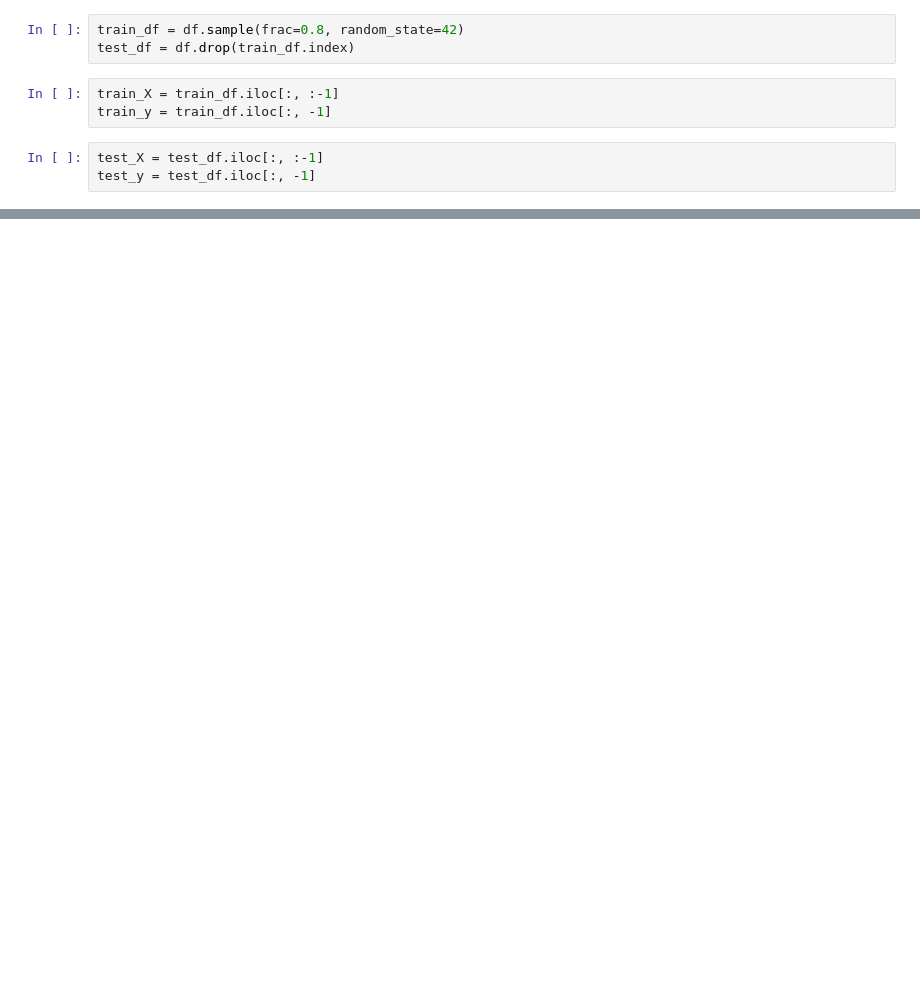
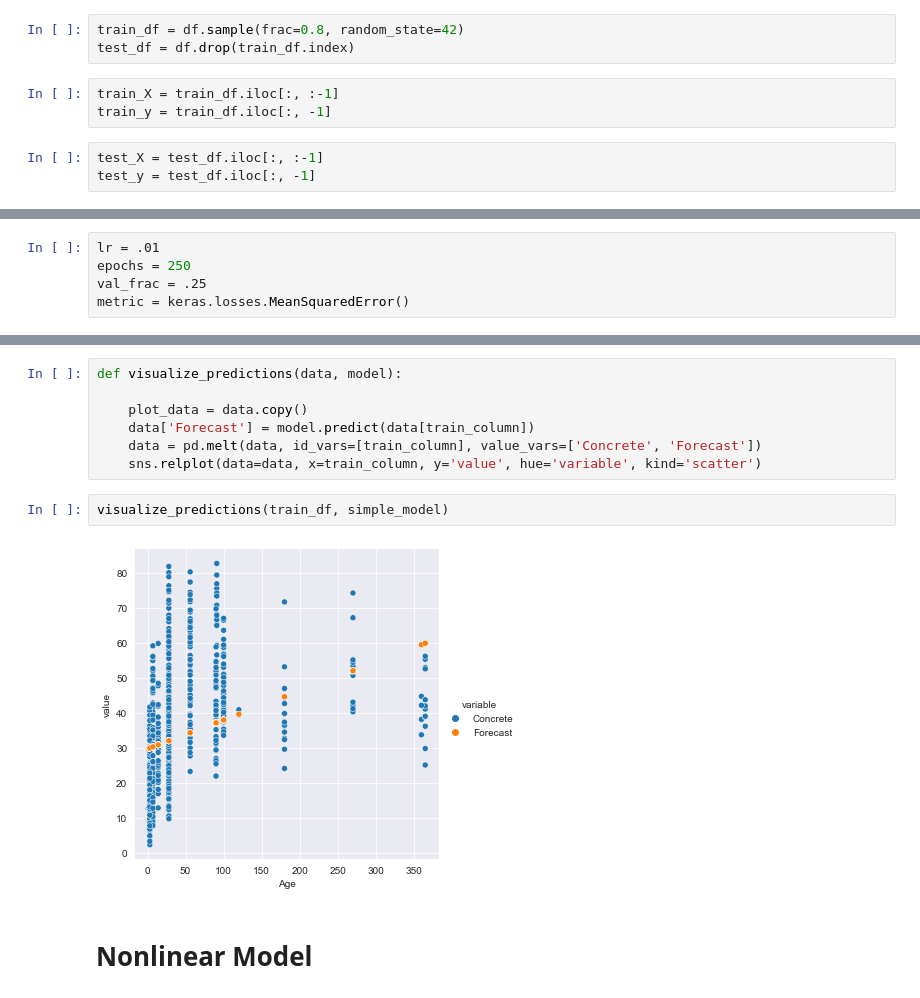
Before and after one commit to Gauss-PWr/2022_materials, a Jupyter notebook: Workshopy_2022_letni/workshop_2_tensorflow_1/TensorFlow.ipynb, the cells around one changed output, grey strips where cells are left out. Saved outputs shown, nothing was run; the diff lists cells and outputs as text; blank space fills up the shorter version.

```diff
--- a/Workshopy_2022_letni/workshop_2_tensorflow_1/TensorFlow.ipynb
+++ b/Workshopy_2022_letni/workshop_2_tensorflow_1/TensorFlow.ipynb
@@ -85,0 +110,5 @@ linear_model.compile(
+# %%
+lr = .01
+epochs = 250
+val_frac = .25
+metric = keras.losses.MeanSquaredError()
@@ -128,0 +159,13 @@ memory usage: 42.0 KB
+# %%
+def visualize_predictions(data, model):
+
+    plot_data = data.copy()
+    data['Forecast'] = model.predict(data[train_column])
+    data = pd.melt(data, id_vars=[train_column], value_vars=['Concrete', 'Forecast'])
+    sns.relplot(data=data, x=train_column, y='value', hue='variable', kind='scatter')
+# %%
+visualize_predictions(train_df, simple_model)
+# %% [output]
+[figure, added]
+# %% [markdown]
+# Nonlinear Model
```
Also changed, not shown: parts of 60 cells of this notebook, 3 other files.
